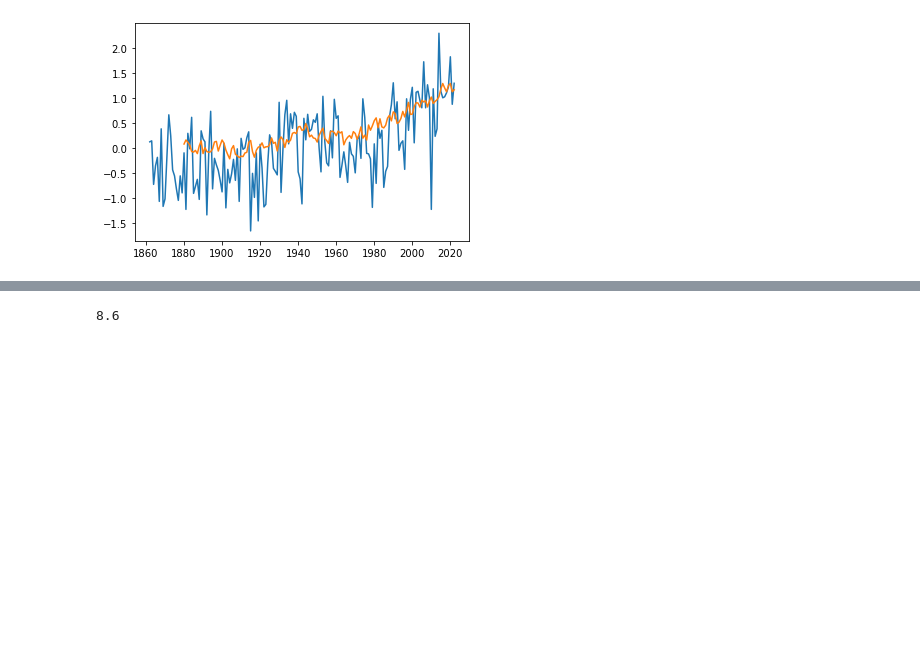
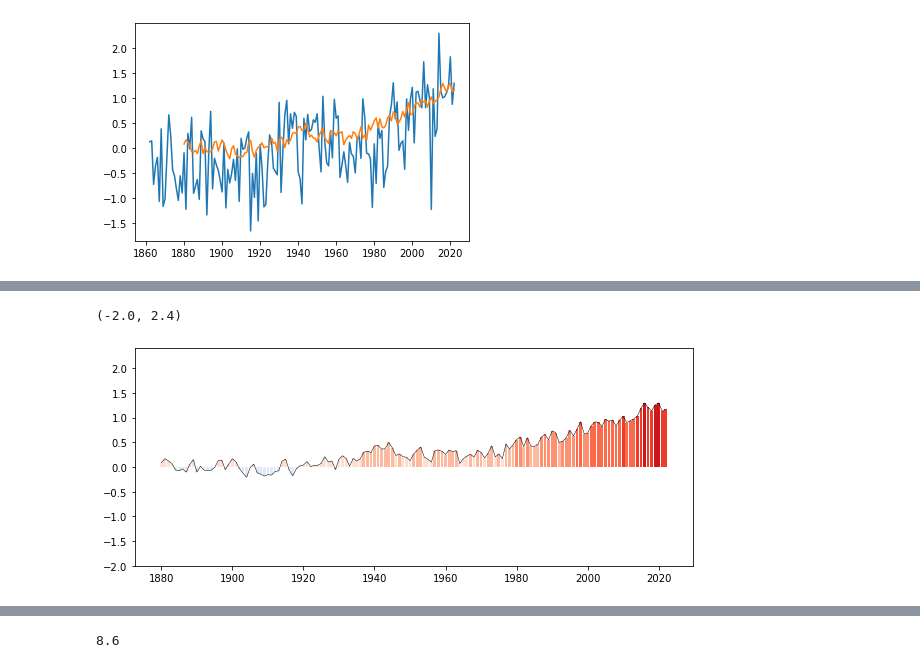
Before and after one commit to irendundas/EkteData, a Jupyter notebook: Workinprogress/Osteroy_vgs.ipynb, the cells around one changed output, grey strips where cells are left out. Saved outputs shown, nothing was run; the diff lists cells and outputs as text; code cells hidden in the pictures; blank space fills up the shorter version.

```diff
--- a/Workinprogress/Osteroy_vgs.ipynb
+++ b/Workinprogress/Osteroy_vgs.ipynb
@@ -135,0 +142,9 @@ for i in range(length):
+# %%
+#colormap from the classical temperture stripes containing 8 blue
+# and 8 red colors
+cmap = ListedColormap([
+    '#08306b', '#08519c', '#2171b5', '#4292c6',
+    '#6baed6', '#9ecae1', '#c6dbef', '#deebf7',
+    '#fee0d2', '#fcbba1', '#fc9272', '#fb6a4a',
+    '#ef3b2c', '#cb181d', '#a50f15', '#67000d',
+])
@@ -135,0 +157,12 @@ for i in range(length):
+# %%
+fig, ax=plt.subplots(1, 1, figsize=(10, 4))
+for i in range(len(tid['Global'])):
+    # For limits -2 to 2, with 0.25 degree intervals
+    c=int(np.floor((2+temp['Global'][i])*4))
+    plt.bar(tid['Global'][i], temp['Global'][i], color=cmap.colors[c])
+
+plt.plot(tid['Global'], temp['Global'], 'k', linewidth=0.5)
+plt.ylim(-2, 2.4)
+# %% [output]
+(-2.0, 2.4)
+[figure, added]
```
Also changed, not shown: parts of 12 cells of this notebook.
